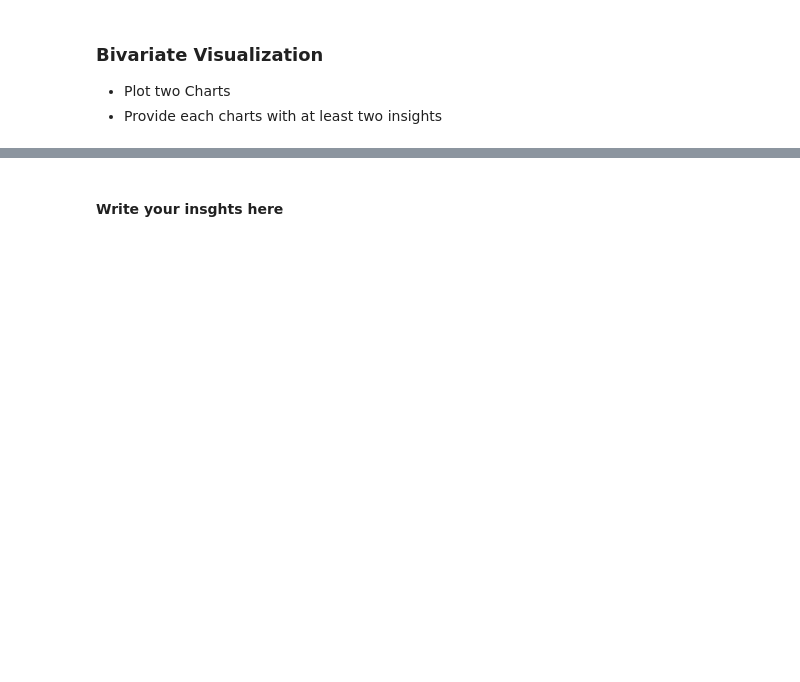
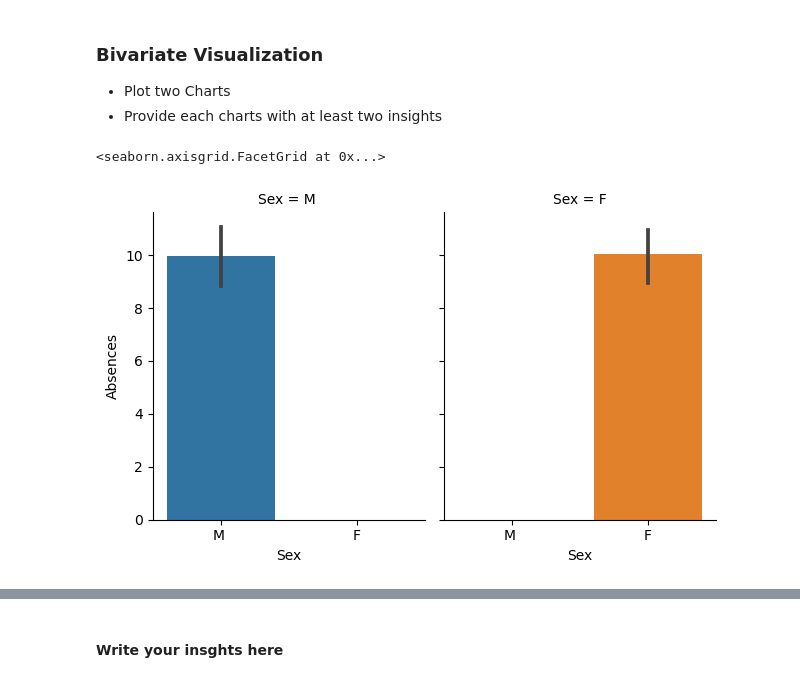
Before and after one commit to Tuwaiq-Data-Science-Bootcamp-V2/EDA-Lab1, a Jupyter notebook: EDA_Assignment .ipynb, the cells around one changed output, grey strips where cells are left out. Cells and saved outputs as stored; diff of their text form; code cells hidden in the pictures; blank space fills up the shorter version.

```diff
--- a/EDA_Assignment .ipynb
+++ b/EDA_Assignment .ipynb
@@ -14,3 +122,9 @@
 ### Bivariate Visualization
 * Plot two Charts
 * Provide each charts with at least two insights
+# %%
+sns.catplot(data=a, x="Sex", y="Absences", col="Sex", kind="bar", height=4,
+            aspect=.8)
+# %% [output]
+<seaborn.axisgrid.FacetGrid at 0x...>
+[figure, added]
```
Also changed, not shown: parts of 24 cells of this notebook, 1 other file.
